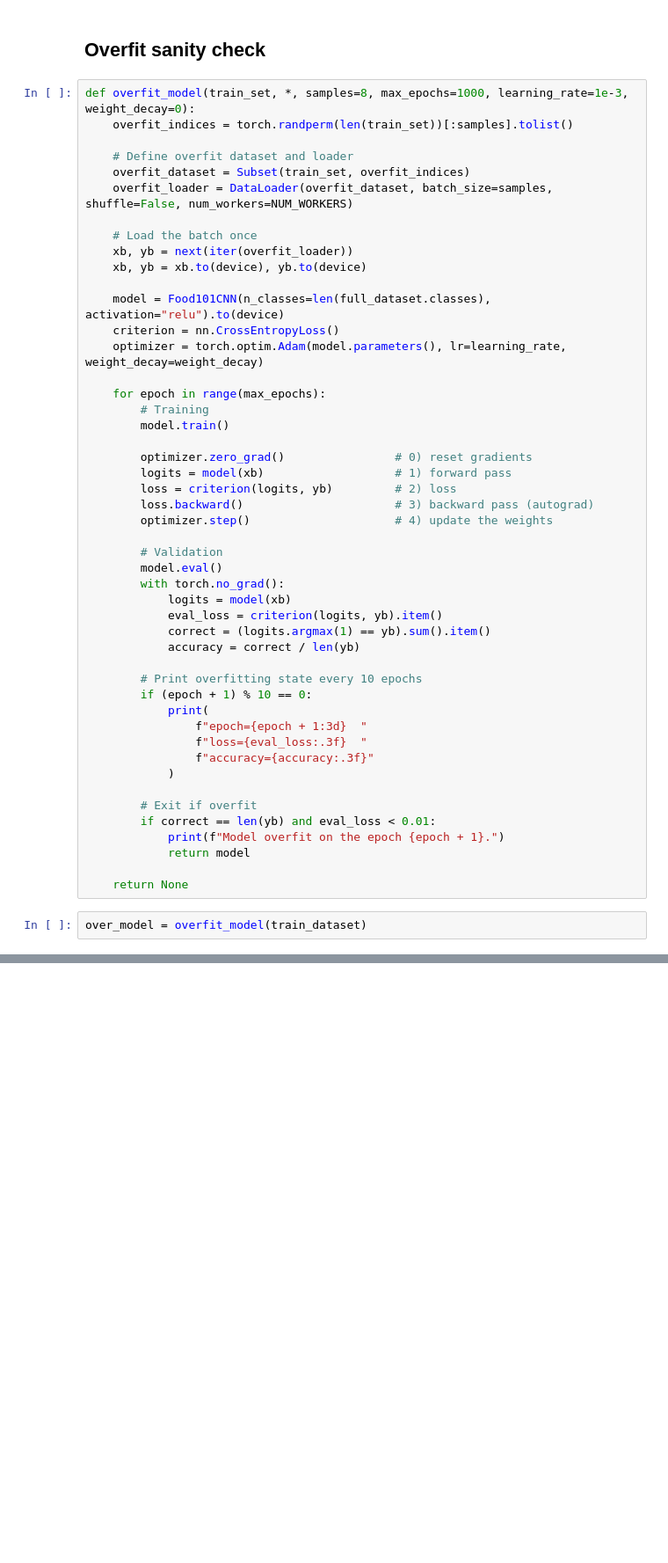
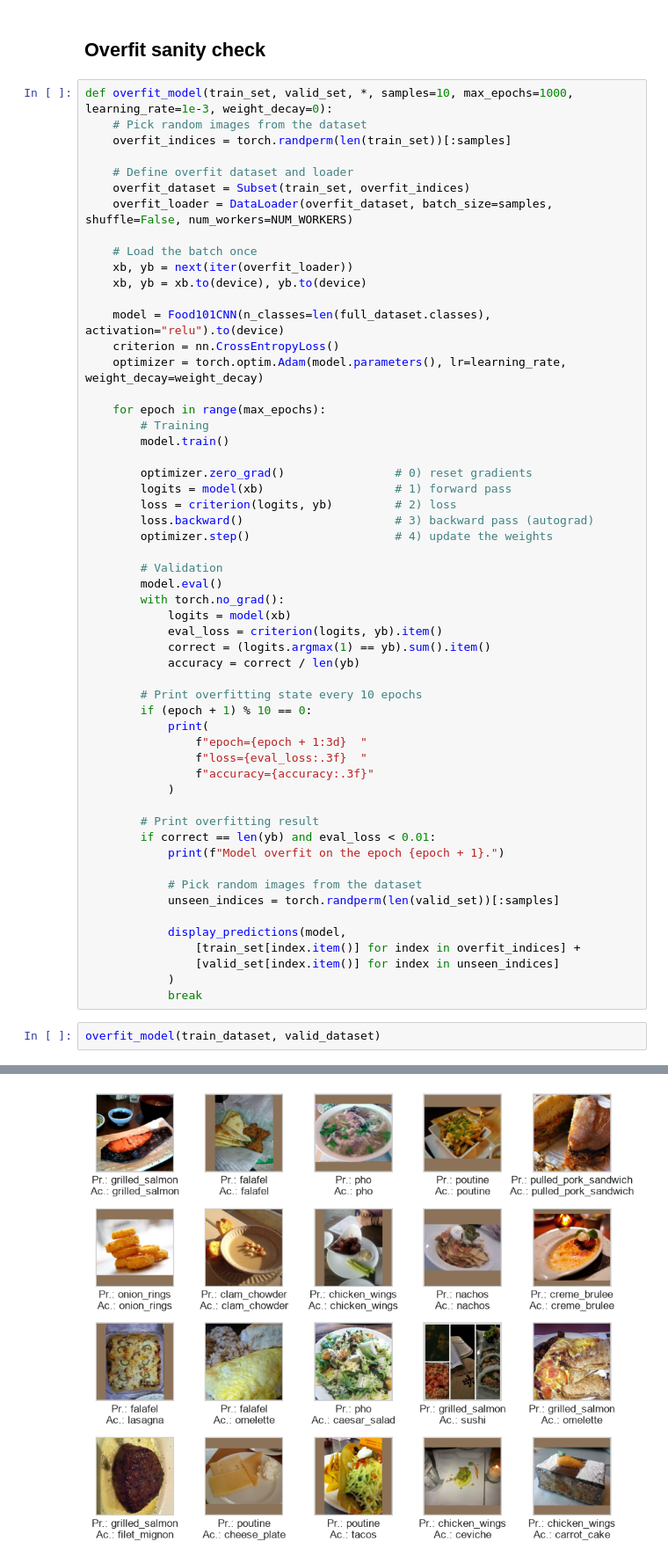
Before and after one commit to matesssaks/Food101, a Jupyter notebook: food101.ipynb, the cells around one changed output, grey strips where cells are left out. Shown at 88% size. Cells and saved outputs as stored; diff of their text form; blank space fills up the shorter version.

```diff
--- a/food101.ipynb
+++ b/food101.ipynb
@@ -826,8 +831,9 @@ display_predictions(tuned_model, test_dataset)
 # %% [markdown]
 ## Overfit sanity check
 # %%
-def overfit_model(train_set, *, samples=8, max_epochs=1000, learning_rate=1e-3, weight_decay=0):
-    overfit_indices = torch.randperm(len(train_set))[:samples].tolist()
+def overfit_model(train_set, valid_set, *, samples=10, max_epochs=1000, learning_rate=1e-3, weight_decay=0):
+    # Pick random images from the dataset
+    overfit_indices = torch.randperm(len(train_set))[:samples]
 
     # Define overfit dataset and loader
     overfit_dataset = Subset(train_set, overfit_indices)
@@ -867,12 +873,18 @@ def overfit_model(train_set, *, samples=8, max_epochs=1000, learning_rate=1e-3,
                 f"accuracy={accuracy:.3f}"
             )
 
-        # Exit if overfit
+        # Print overfitting result
         if correct == len(yb) and eval_loss < 0.01:
             print(f"Model overfit on the epoch {epoch + 1}.")
-            return model
 
-    return None
+            # Pick random images from the dataset
+            unseen_indices = torch.randperm(len(valid_set))[:samples]
+
+            display_predictions(model,
+                [train_set[index.item()] for index in overfit_indices] +
+                [valid_set[index.item()] for index in unseen_indices]
+            )
+            break
 # %%
-over_model = overfit_model(train_dataset)
+overfit_model(train_dataset, valid_dataset)
 # %% [output]
@@ -888,0 +900 @@ Model overfit on the epoch 99.
+[figure, added]
```
Also changed, not shown: parts of 2 cells of this notebook.
